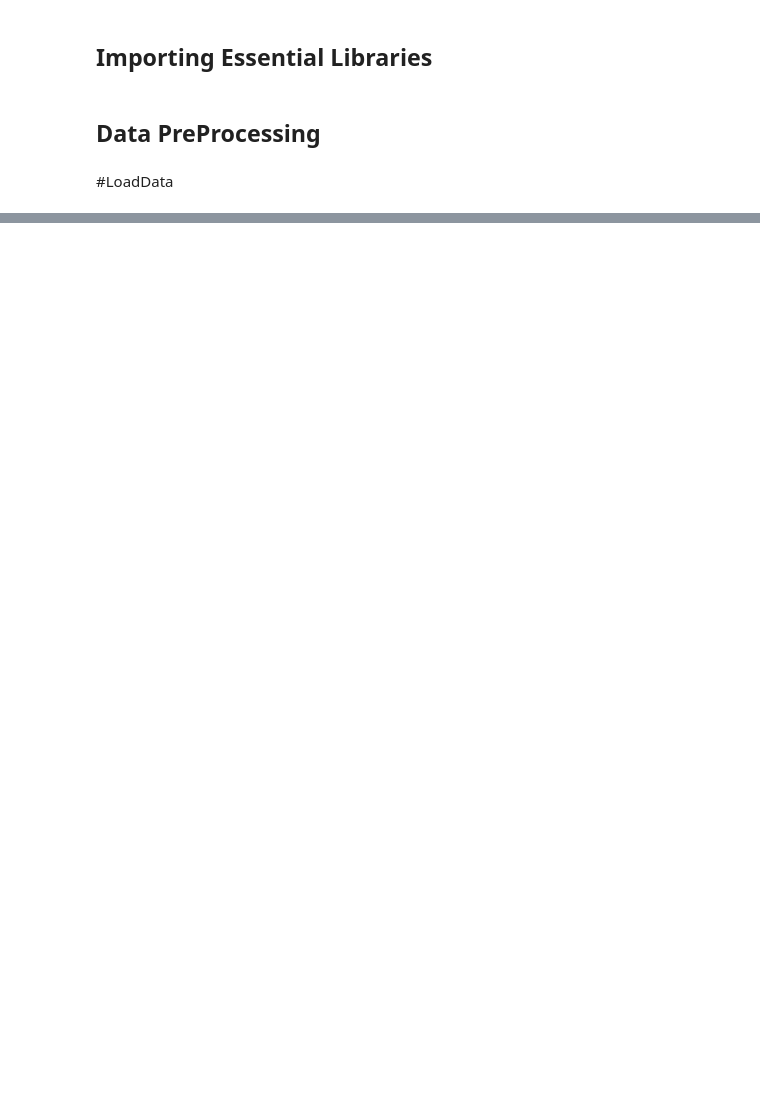
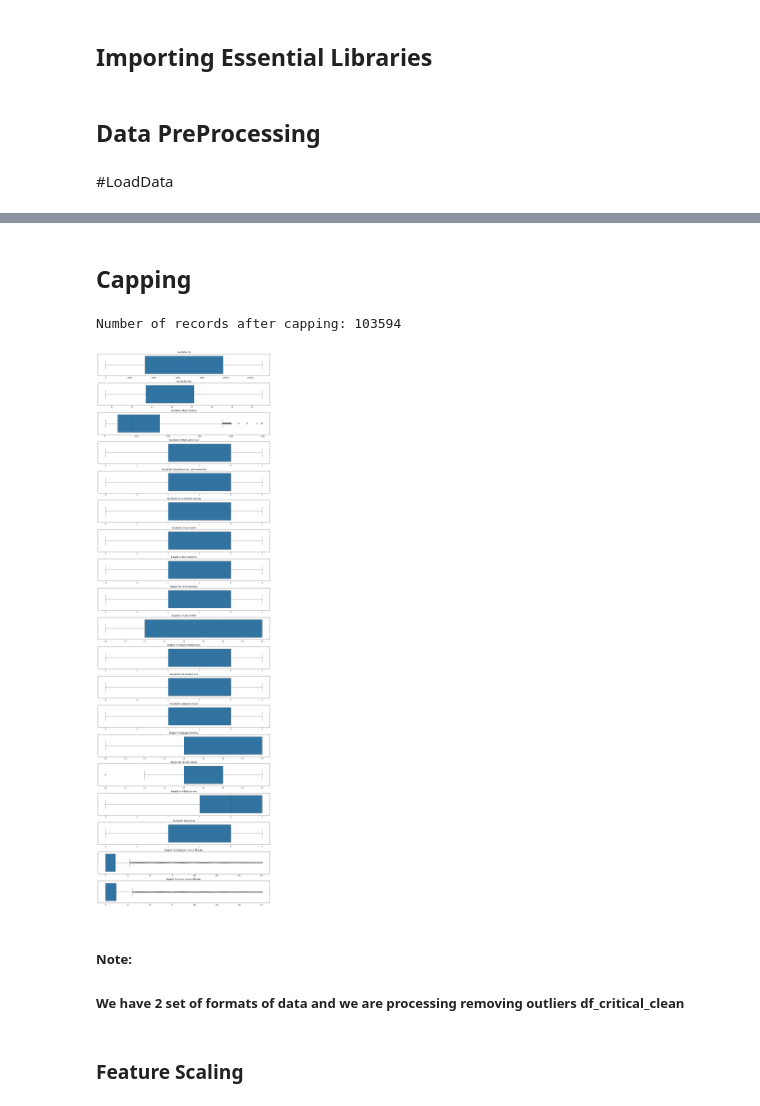
Before and after one commit to nemal2/Air-Line-Satisfaction-Predictor, a Jupyter notebook: airline_satisfy.ipynb, the cells around one changed output, grey strips where cells are left out. Drawn from its saved outputs; the diff is of its cells as text; code cells hidden in the pictures; blank space fills up the shorter version.

Commit message:
Data Preprocessing Done

```diff
--- a/airline_satisfy.ipynb
+++ b/airline_satisfy.ipynb
@@ -74,0 +180,49 @@ plt.show()
+# %% [markdown]
+## Capping
+# %%
+
+# Select numeric columns
+numeric_cols = df.select_dtypes(include=['float64', 'int64']).columns
+
+# Calculate the lower and upper bounds for capping (1st and 99th percentiles)
+lower_bound = df[numeric_cols].quantile(0.25)
+upper_bound = df[numeric_cols].quantile(0.75)
+
+# Cap the outliers
+df_capped = df.copy()
+df_capped[numeric_cols] = df_capped[numeric_cols].clip(lower=lower_bound, upper=upper_bound, axis=1)
+
+# Print the number of records to confirm no rows were removed
+print(f"Number of records after capping: {df_capped.shape[0]}")
+
+###################################################################################
+
+# we have to treat 4 coloumns as outliers
+# Removing outlier is not a good option as it will affect the accuracy of the model due to high number of outliers
+# Select numeric columns
+numeric_cols = df_critical_clean.select_dtypes(include=[np.number]).columns
+
+# Create subplots with a number of rows equal to the number of numeric columns
+fig, axs = plt.subplots(len(numeric_cols), 1, figsize=(15, len(numeric_cols) * 2.5))
+
+# Ensure axs is iterable, even if there's only one numeric column
+if len(numeric_cols) == 1:
+    axs = [axs]
+
+# Plot each numeric column in a separate subplot
+for i, col in enumerate(numeric_cols):
+    sns.boxplot(data=df_critical_clean, x=col, ax=axs[i])
+    axs[i].set_title(f'Boxplot for {col}')
+    axs[i].set_xlabel('')  # Optional: remove x-axis label for cleaner plots
+
+# Adjust layout for better spacing
+plt.tight_layout()
+plt.show()
+# %% [output]
+Number of records after capping: 103594
+[figure, added]
+# %% [markdown]
+##### Note:
+##### We have 2 set of formats of data and we are processing removing outliers df_critical_clean
+# %% [markdown]
+### Feature Scaling
```
Also changed, not shown: parts of 16 cells of this notebook.
